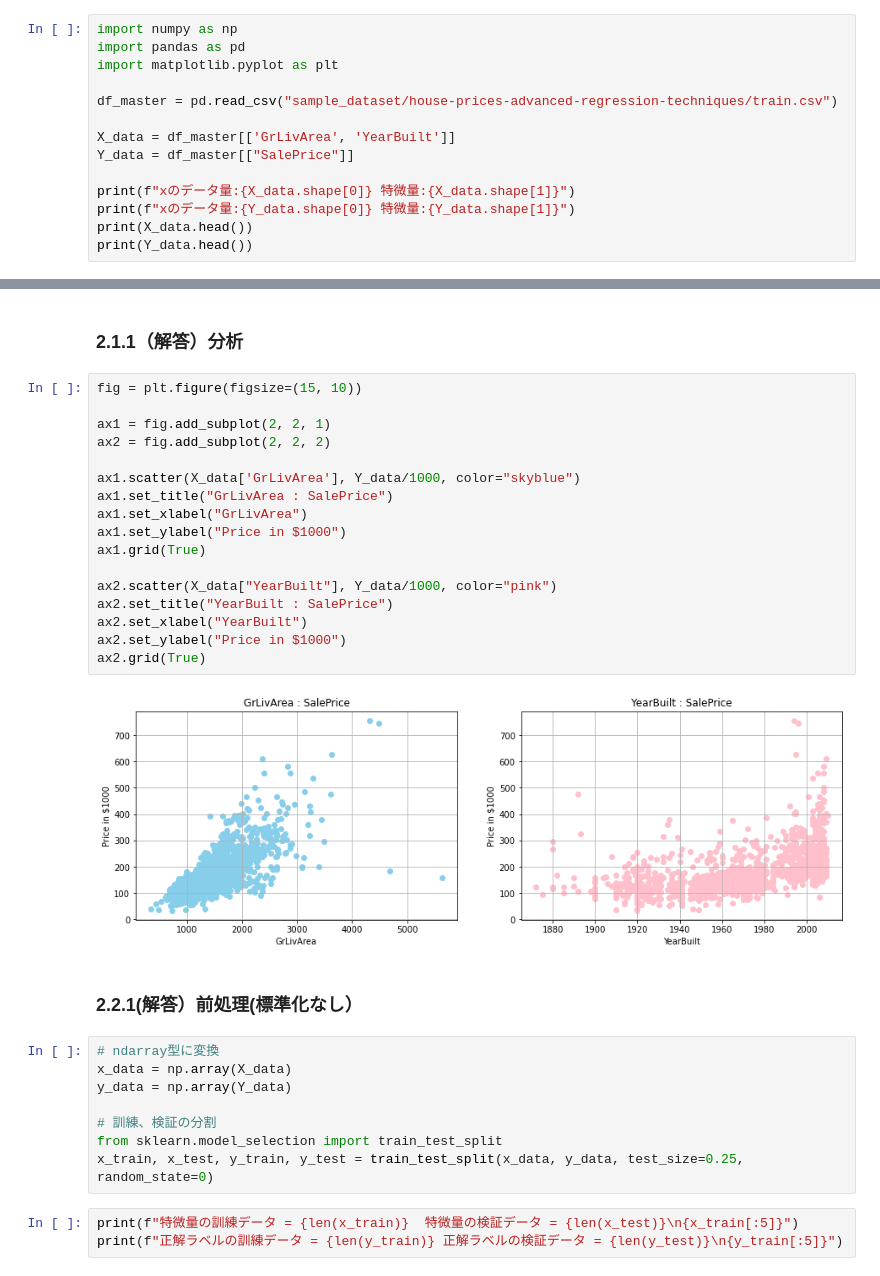
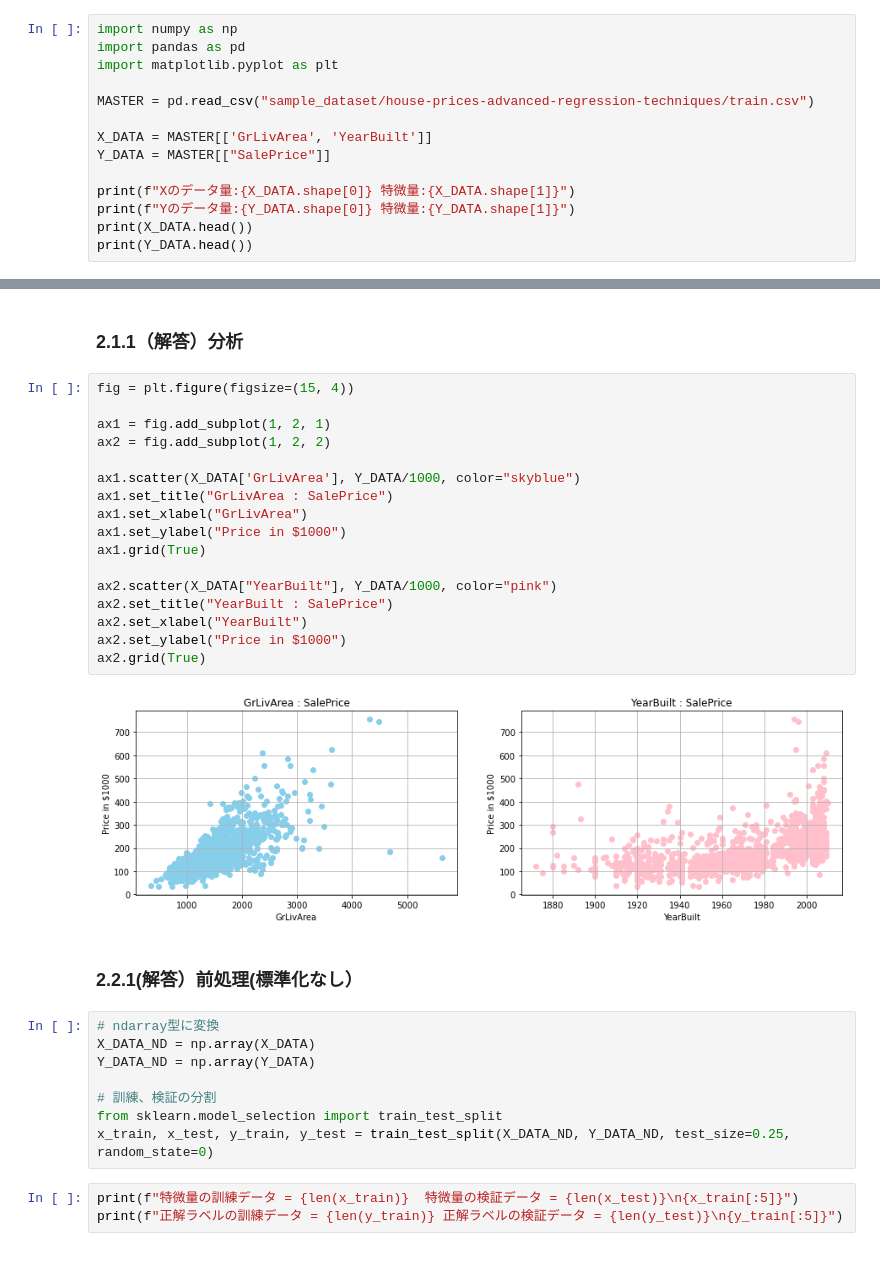
Before and after one commit to T-Sawao/diveintocode-ml, a Jupyter notebook: week4-session2.ipynb, the cells around one changed output, grey strips where cells are left out. Saved outputs shown, nothing was run; the diff lists cells and outputs as text.

```diff
--- a/week4-session2.ipynb
+++ b/week4-session2.ipynb
@@ -37,13 +37,13 @@ import numpy as np
 import pandas as pd
 import matplotlib.pyplot as plt
 
-df_master = pd.read_csv("sample_dataset/house-prices-advanced-regression-techniques/train.csv")
+MASTER = pd.read_csv("sample_dataset/house-prices-advanced-regression-techniques/train.csv")
 
-X_data = df_master[['GrLivArea', 'YearBuilt']]
-Y_data = df_master[["SalePrice"]]
+X_DATA = MASTER[['GrLivArea', 'YearBuilt']]
+Y_DATA = MASTER[["SalePrice"]]
 
-print(f"xのデータ量:{X_data.shape[0]} 特微量:{X_data.shape[1]}")
-print(f"xのデータ量:{Y_data.shape[0]} 特微量:{Y_data.shape[1]}")
-print(X_data.head())
-print(Y_data.head())
+print(f"Xのデータ量:{X_DATA.shape[0]} 特微量:{X_DATA.shape[1]}")
+print(f"Yのデータ量:{Y_DATA.shape[0]} 特微量:{Y_DATA.shape[1]}")
+print(X_DATA.head())
+print(Y_DATA.head())
 # %% [output]
@@ -89,34 +89,34 @@ scatterを用いて、実際のデータと予測結果を比較できるグラ
 # %% [markdown]
 ### 2.1.1（解答）分析
 # %%
-fig = plt.figure(figsize=(15, 10))
+fig = plt.figure(figsize=(15, 4))
 
-ax1 = fig.add_subplot(2, 2, 1)
-ax2 = fig.add_subplot(2, 2, 2)
+ax1 = fig.add_subplot(1, 2, 1)
+ax2 = fig.add_subplot(1, 2, 2)
 
-ax1.scatter(X_data['GrLivArea'], Y_data/1000, color="skyblue")
+ax1.scatter(X_DATA['GrLivArea'], Y_DATA/1000, color="skyblue")
 ax1.set_title("GrLivArea : SalePrice")
 ax1.set_xlabel("GrLivArea")
 ax1.set_ylabel("Price in $1000")
 ax1.grid(True)
 
-ax2.scatter(X_data["YearBuilt"], Y_data/1000, color="pink")
+ax2.scatter(X_DATA["YearBuilt"], Y_DATA/1000, color="pink")
 ax2.set_title("YearBuilt : SalePrice")
 ax2.set_xlabel("YearBuilt")
 ax2.set_ylabel("Price in $1000")
 ax2.grid(True)
 # %% [output]
-[figure, old version]
+[figure, new version]
 # %% [markdown]
 ### 2.2.1(解答）前処理(標準化なし）
 # %%
 # ndarray型に変換
-x_data = np.array(X_data)
-y_data = np.array(Y_data)
+X_DATA_ND = np.array(X_DATA)
+Y_DATA_ND = np.array(Y_DATA)
 
 # 訓練、検証の分割
 from sklearn.model_selection import train_test_split
-x_train, x_test, y_train, y_test = train_test_split(x_data, y_data, test_size=0.25, random_state=0)
+x_train, x_test, y_train, y_test = train_test_split(X_DATA_ND, Y_DATA_ND, test_size=0.25, random_state=0)
 # %%
 print(f"特微量の訓練データ = {len(x_train)}  特微量の検証データ = {len(x_test)}\n{x_train[:5]}")
 print(f"正解ラベルの訓練データ = {len(y_train)} 正解ラベルの検証データ = {len(y_test)}\n{y_train[:5]}")
```
Also changed, not shown: parts of 27 cells of this notebook.
